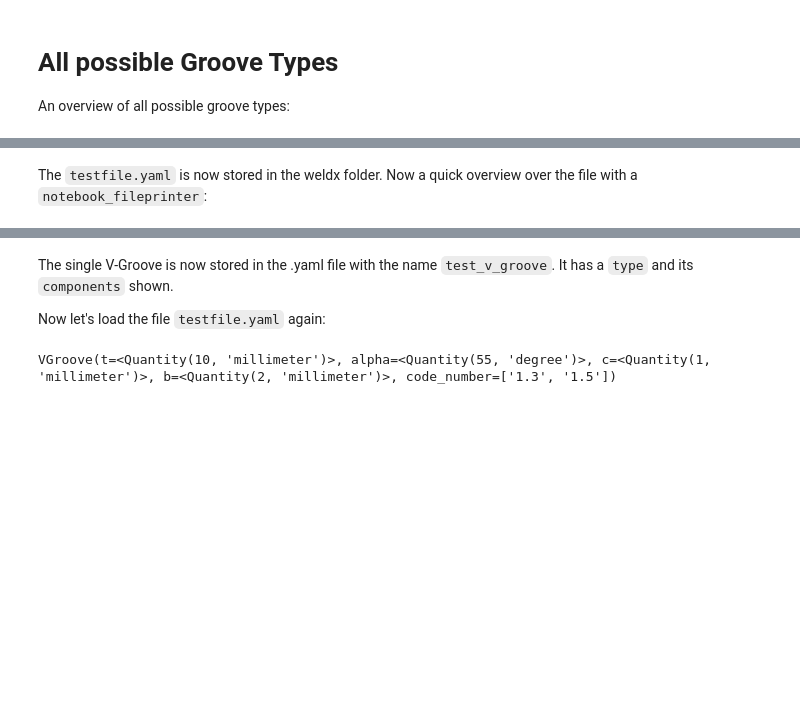
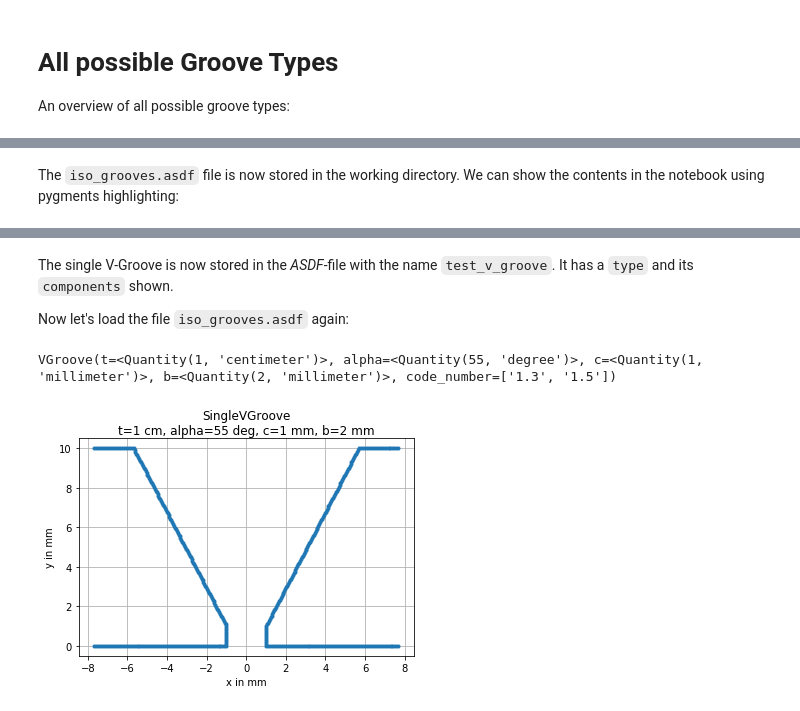
Before and after one commit to BAMWelDX/weldx, a Jupyter notebook: tutorials/groove_types_01.ipynb, the cells around one changed output, grey strips where cells are left out. Drawn from its saved outputs; the diff is of its cells as text; code cells hidden in the pictures; blank space fills up the shorter version.

```diff
--- a/tutorials/groove_types_01.ipynb
+++ b/tutorials/groove_types_01.ipynb
@@ -136,11 +139,12 @@ Save as `.yaml` File:
 # %%
+filename = "iso_grooves.asdf"  # when using an external editor, using .yaml suffix should enable yaml-highlighting and also works for asdf-files
+
 with asdf.AsdfFile(
-    dict(test_v_groove = v_groove),
-    extensions=[WeldxExtension(), WeldxAsdfExtension()],
+    dict(test_v_groove=v_groove), extensions=[WeldxExtension(), WeldxAsdfExtension()],
 ) as ff:
-    ff.write_to("testfile.yaml", all_array_storage="inline")
+    ff.write_to(filename, all_array_storage="inline")
-# %% [markdown]
-The `testfile.yaml` is now stored in the weldx folder. Now a quick overview over the file with a `notebook_fileprinter`:
+# %% [markdown]
+The `iso_grooves.asdf` file is now stored in the working directory. We can show the contents in the notebook using pygments highlighting:
 # %%
 try:
     from pathlib import Path
@@ -184,14 +188,15 @@ notebook_fileprinter("testfile.yaml")
 # %% [output]
 [interactive output not drawn]
 # %% [markdown]
-The single V-Groove is now stored in the .yaml file with the name `test_v_groove`. It has a `type` and its `components` shown.
+The single V-Groove is now stored in the _ASDF_-file with the name `test_v_groove`. It has a `type` and its `components` shown.
 
-Now let's load the file `testfile.yaml` again:
+Now let's load the file `iso_grooves.asdf` again:
 # %%
-reopen = asdf.open(
-    "testfile.yaml",
-    extensions=[WeldxExtension(), WeldxAsdfExtension()],
-)
+reopen = asdf.open(filename, extensions=[WeldxExtension(), WeldxAsdfExtension()],)
 reopen["test_v_groove"]
 # %% [output]
-VGroove(t=<Quantity(10, 'millimeter')>, alpha=<Quantity(55, 'degree')>, c=<Quantity(1, 'millimeter')>, b=<Quantity(2, 'millimeter')>, code_number=['1.3', '1.5'])
+VGroove(t=<Quantity(1, 'centimeter')>, alpha=<Quantity(55, 'degree')>, c=<Quantity(1, 'millimeter')>, b=<Quantity(2, 'millimeter')>, code_number=['1.3', '1.5'])
+# %%
+reopen["test_v_groove"].plot()
+# %% [output]
+[figure, added]
```
Also changed, not shown: parts of 12 cells of this notebook.
